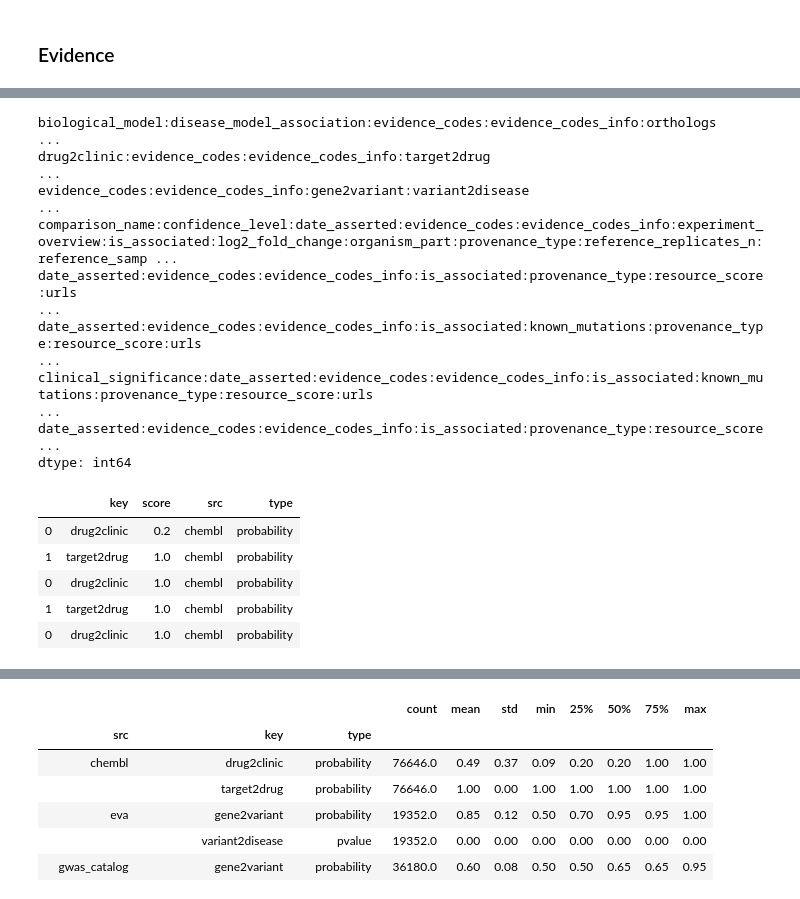
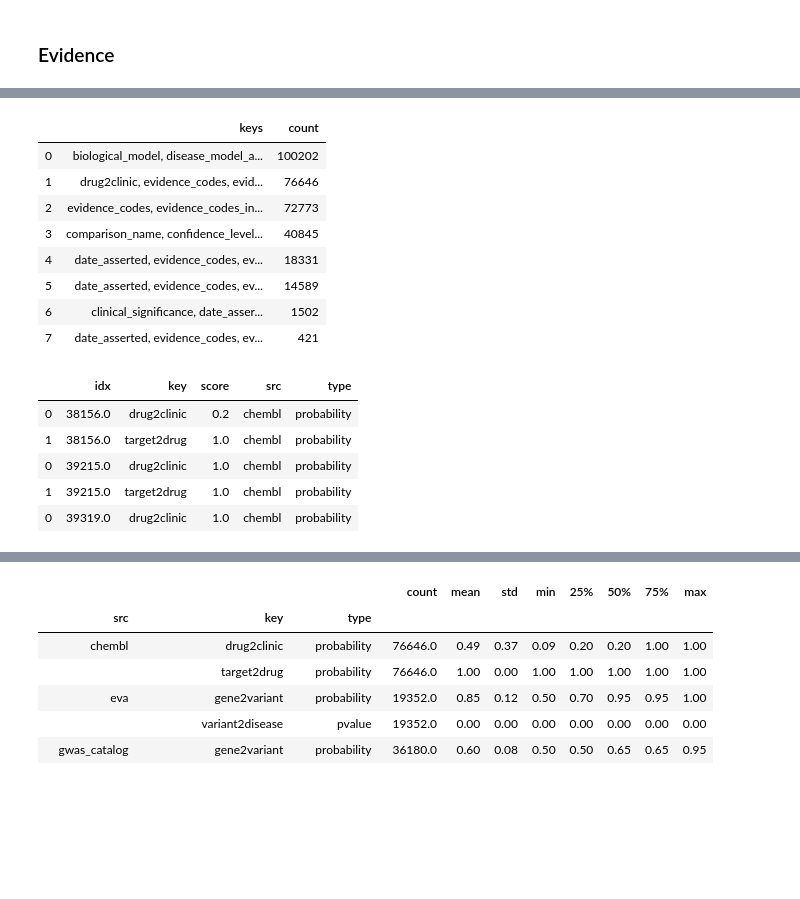
Before and after one commit to hammer/ot-ev, a Jupyter notebook: eda/data-pipeline/notebooks/evidence-eda.ipynb, the cells around one changed output, grey strips where cells are left out. Drawn from its saved outputs; the diff is of its cells as text; code cells hidden in the pictures; blank space fills up the shorter version.

```diff
--- a/eda/data-pipeline/notebooks/evidence-eda.ipynb
+++ b/eda/data-pipeline/notebooks/evidence-eda.ipynb
@@ -74,6 +76,7 @@ sample_file
 # %%
 # df = dd.read_parquet('/lab/data/raw/evidence-data-stage-2.parquet')
 df = pd.read_csv(sample_file)
+df['idx'] = np.arange(1, len(df) + 1)
 df.info(memory_usage='deep')
 # %% [output]
 <class 'pandas.core.frame.DataFrame'>
@@ -241,43 +248,48 @@ def get_evidence_keys(v):
     ev = from_json(v)
     if ev is None:
         return ''
-    return ':'.join(sorted(list(ev.keys())))
-df['evidence'].apply(get_evidence_keys, meta=str).value_counts().compute()
+    return ', '.join(sorted(list(ev.keys())))
+pd.set_option('display.max_colwidth', 100)
+df['evidence'].apply(get_evidence_keys, meta=str).value_counts().compute()\
+    .rename_axis('keys').rename('count').reset_index()
 # %% [output]
-biological_model:disease_model_association:evidence_codes:evidence_codes_info:orthologs                                                                                                                  ...
-drug2clinic:evidence_codes:evidence_codes_info:target2drug                                                                                                                                               ...
-evidence_codes:evidence_codes_info:gene2variant:variant2disease                                                                                                                                          ...
-comparison_name:confidence_level:date_asserted:evidence_codes:evidence_codes_info:experiment_overview:is_associated:log2_fold_change:organism_part:provenance_type:reference_replicates_n:reference_samp ...
-date_asserted:evidence_codes:evidence_codes_info:is_associated:provenance_type:resource_score:urls                                                                                                       ...
-date_asserted:evidence_codes:evidence_codes_info:is_associated:known_mutations:provenance_type:resource_score:urls                                                                                       ...
-clinical_significance:date_asserted:evidence_codes:evidence_codes_info:is_associated:known_mutations:provenance_type:resource_score:urls                                                                 ...
-date_asserted:evidence_codes:evidence_codes_info:is_associated:provenance_type:resource_score                                                                                                            ...
-dtype: int64
+|  | keys | count |
+| 0 | biological_model, disease_model_a... | 100202 |
+| 1 | drug2clinic, evidence_codes, evid... | 76646 |
+| 2 | evidence_codes, evidence_codes_in... | 72773 |
+| 3 | comparison_name, confidence_level... | 40845 |
+| 4 | date_asserted, evidence_codes, ev... | 18331 |
+| 5 | date_asserted, evidence_codes, ev... | 14589 |
+| 6 | clinical_significance, date_asser... | 1502 |
+| 7 | date_asserted, evidence_codes, ev... | 421 |
 # %%
 # Fetch resource scores (i.e. evidence string scores) by source and type
 # noting that there may be multiple for a single evidence record
 def get_resource_scores(r):
     src = r['sourceID']
     ev = from_json(r['evidence'])
     if ev is None:
-        return pd.DataFrame({'src': [src]}).assign(key=None, score=None, type=None)
+        return pd.DataFrame({'src': [src]}).assign(idx=None, key=None, score=None, type=None)
     df = []
     for k in ev.keys():
         if isinstance(ev[k], dict) and 'resource_score' in ev[k]:
             score = ev[k]['resource_score']
-            df.append({'key': k, 'score': score['value'], 'type': score['type']})
+            df.append({'idx': r['idx'], 'key': k, 'score': score['value'], 'type': score['type']})
     return pd.DataFrame(df).assign(src=src)
 
 def get_resource_scores_df(df):
-    return pd.concat([get_resource_scores(r) for _, r in df.iterrows()], sort=True)
+    return pd.concat([
+        get_resource_scores(r)
+        for _, r in df.iterrows()
+    ], sort=True)
 
-res = df.map_partitions(get_resource_scores_df).compute()
-res.head()
+dfrsc = df.map_partitions(get_resource_scores_df).compute()
+dfrsc.head()
 # %% [output]
-|  | key | score | src | type |
-| 0 | drug2clinic | 0.2 | chembl | probability |
-| 1 | target2drug | 1.0 | chembl | probability |
-| 0 | drug2clinic | 1.0 | chembl | probability |
-| 1 | target2drug | 1.0 | chembl | probability |
-| 0 | drug2clinic | 1.0 | chembl | probability |
+|  | idx | key | score | src | type |
+| 0 | 38156.0 | drug2clinic | 0.2 | chembl | probability |
+| 1 | 38156.0 | target2drug | 1.0 | chembl | probability |
+| 0 | 39215.0 | drug2clinic | 1.0 | chembl | probability |
+| 1 | 39215.0 | target2drug | 1.0 | chembl | probability |
+| 0 | 39319.0 | drug2clinic | 1.0 | chembl | probability |
 # %%
```
Also changed, not shown: parts of 24 cells of this notebook.
